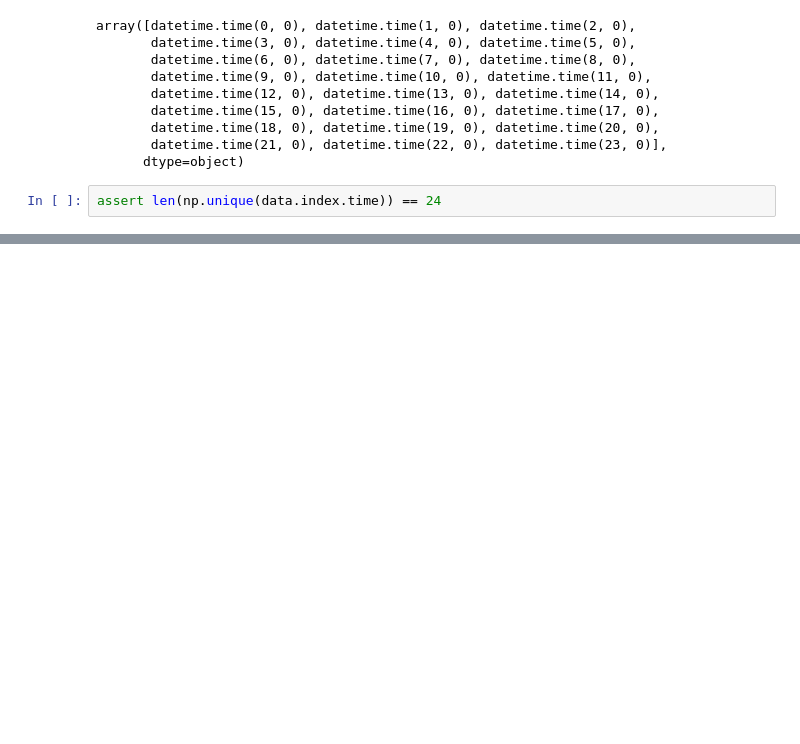
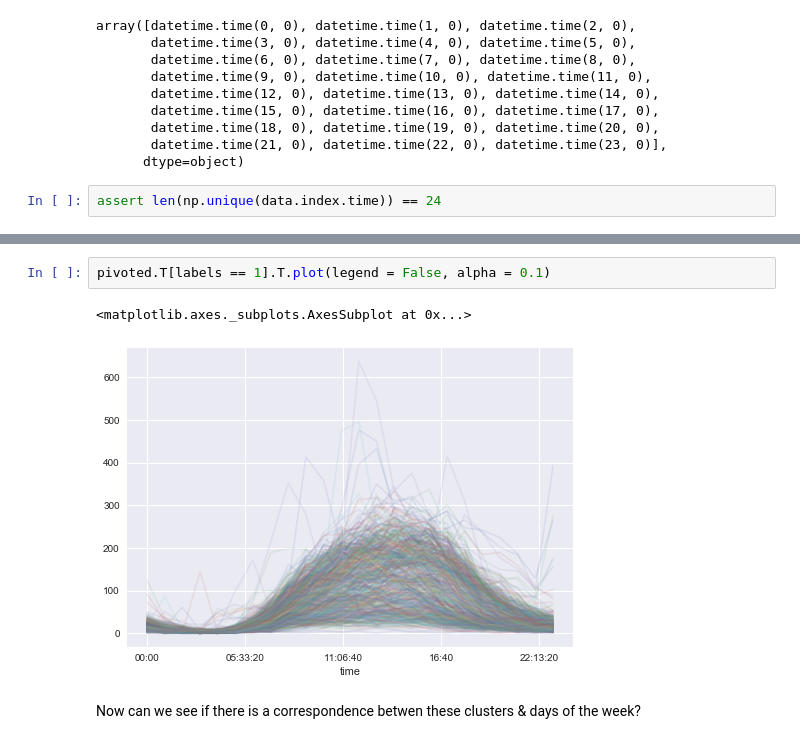
Before and after one commit to emmatalis/IACS_SWC_Python_Workshop, a Jupyter notebook: second_test_notebook.ipynb, the cells around one changed output, grey strips where cells are left out. Saved outputs shown, nothing was run; the diff lists cells and outputs as text; blank space fills up the shorter version.

```diff
--- a/second_test_notebook.ipynb
+++ b/second_test_notebook.ipynb
@@ -29,0 +146,7 @@ assert len(np.unique(data.index.time)) == 24
+# %%
+pivoted.T[labels == 1].T.plot(legend = False, alpha = 0.1)
+# %% [output]
+<matplotlib.axes._subplots.AxesSubplot at 0x...>
+[figure, added]
+# %% [markdown]
+Now can we see if there is a correspondence betwen these clusters & days of the week?
```
Also changed, not shown: parts of 33 cells of this notebook.
